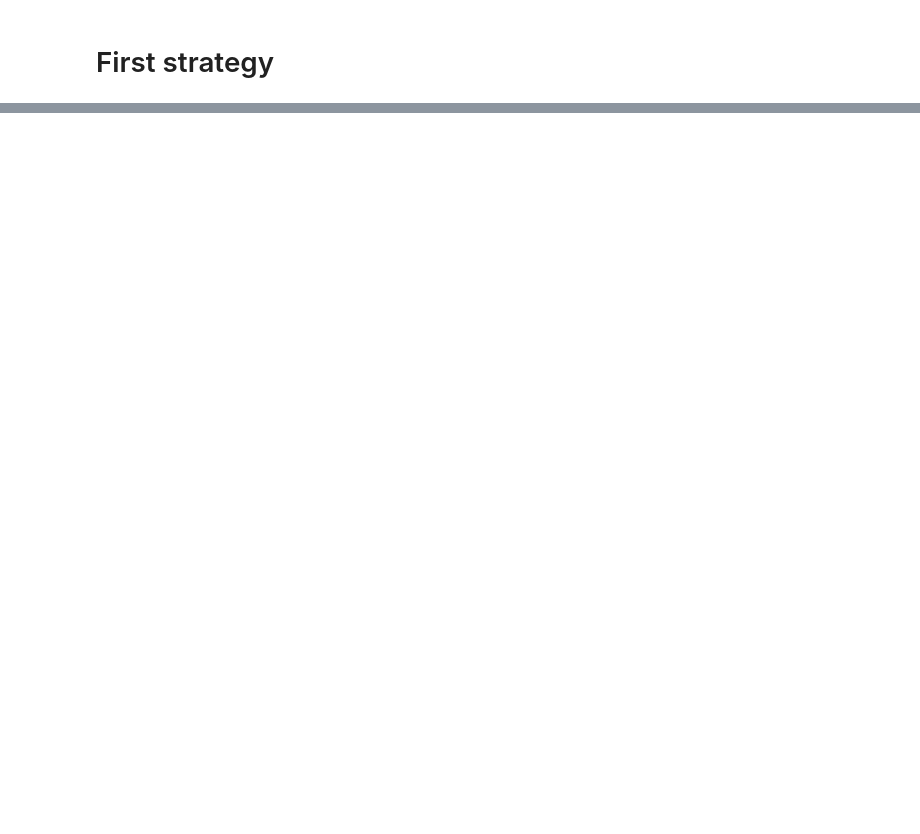
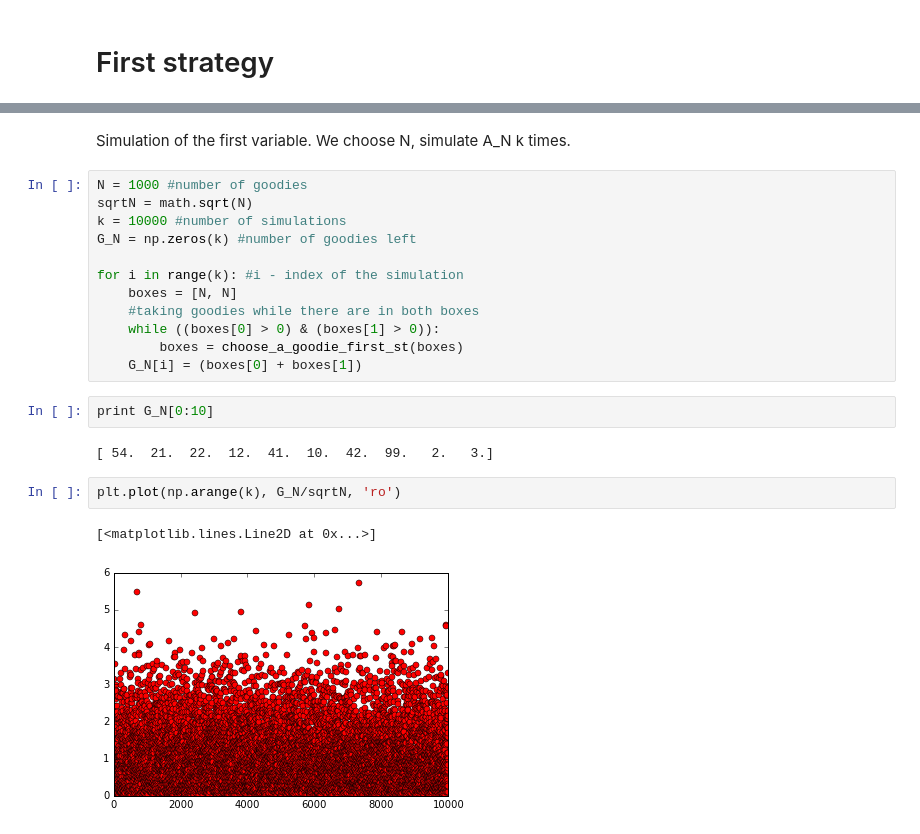
Before and after one commit to ZiggerZZ/MapProjetXForum, a Jupyter notebook: MAP Projet.ipynb, the cells around one changed output, grey strips where cells are left out. Cells and saved outputs as stored; diff of their text form; blank space fills up the shorter version.

```diff
--- a/MAP Projet.ipynb
+++ b/MAP Projet.ipynb
@@ -2,0 +19,24 @@
+# %% [markdown]
+Simulation of the first variable.
+We choose N, simulate A_N k times.
+# %%
+N = 1000 #number of goodies
+sqrtN = math.sqrt(N)
+k = 10000 #number of simulations
+G_N = np.zeros(k) #number of goodies left
+
+for i in range(k): #i - index of the simulation
+    boxes = [N, N]
+    #taking goodies while there are in both boxes
+    while ((boxes[0] > 0) & (boxes[1] > 0)):
+        boxes = choose_a_goodie_first_st(boxes)
+    G_N[i] = (boxes[0] + boxes[1])
+# %%
+print G_N[0:10]
+# %% [output]
+[ 54.  21.  22.  12.  41.  10.  42.  99.   2.   3.]
+# %%
+plt.plot(np.arange(k), G_N/sqrtN, 'ro')
+# %% [output]
+[<matplotlib.lines.Line2D at 0x...>]
+[figure, added]
```
Also changed, not shown: parts of 19 cells of this notebook.
